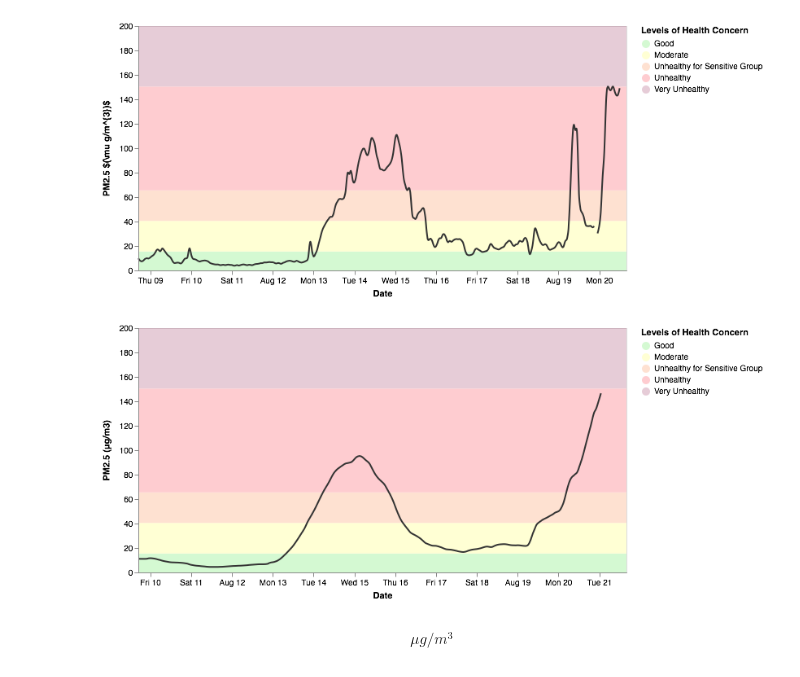
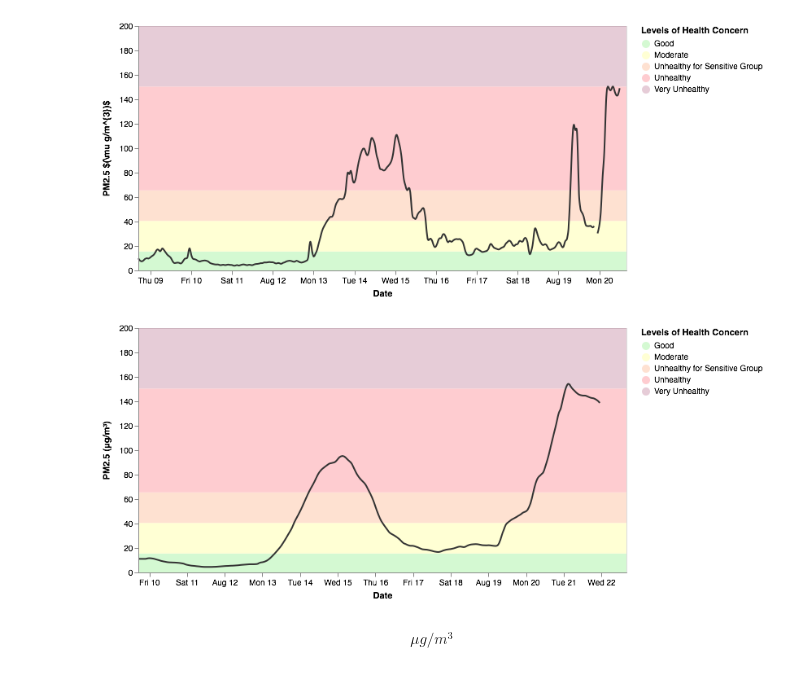
Before and after one commit to fischcheng/wildfire_1980_2016, a Jupyter notebook: wildfire.ipynb, the cells around one changed output. Drawn from its saved outputs; the diff is of its cells as text; code cells hidden in the pictures.

```diff
--- a/wildfire.ipynb
+++ b/wildfire.ipynb
@@ -583,7 +566,7 @@ nearest = alt.selection(type='single', nearest=True, on='mouseover',
 # The basic line
 line = alt.Chart().mark_line(interpolate='basis',color='#333').encode(
     x=alt.X('Time:T',axis=alt.Axis(title='Date')),
-    y=alt.Y('PM25:Q',axis=alt.Axis(title='PM2.5 (μg/m3)'))
+    y=alt.Y('PM25:Q',axis=alt.Axis(title='PM2.5 (μg/m\u00b3)'))
 )
 
 # Transparent selectors across the chart. This is what tells us
@@ -611,39 +594,37 @@ rules = alt.Chart().mark_rule(color='gray').encode(
 ).transform_filter(
     nearest
 )
 
 
 # Draw different category rectengles
 color_scale = alt.Scale(
             domain=["Good",
             "Moderate",
             "Unhealthy for Sensitive Group",
             "Unhealthy","Very Unhealthy"],
             range=["#29E11F", "#FFFF2C", "#FA681C", "#F80016","#83003B"]
         )
 
 
 rect = alt.Chart(source).mark_rect(opacity=0.2).encode(
     y='lower:Q',
     y2='upper:Q',
     color=alt.Color(
     'cat:N',
     legend=alt.Legend(title='Levels of Health Concern'),
     scale=color_scale
     )
 )
 
 
 # Put the five layers into a chart and bind the data
 layer=alt.layer(line, selectors, points, rules, text,
           data=pm25, width=600, height=300)
 
-# Combined the plot and sow the figure
-(rect+layer).configure_axis(grid=False).save("AQI_0810_0821_24hrs.html")
+# Combine the plots and show the figure
+(rect+layer).configure_axis(grid=False)#.save("AQI_0810_0822_24hrs.html")
+# %% [output]
+[figure, added]
-# %%
-(rect+layer).configure_axis(grid=False)
-# %% [output]
-[figure, removed]
 # %% [markdown]
 $$\mu g/m^{3}$$
 # %%
```
Also changed, not shown: parts of 10 cells of this notebook, 9 other files.
